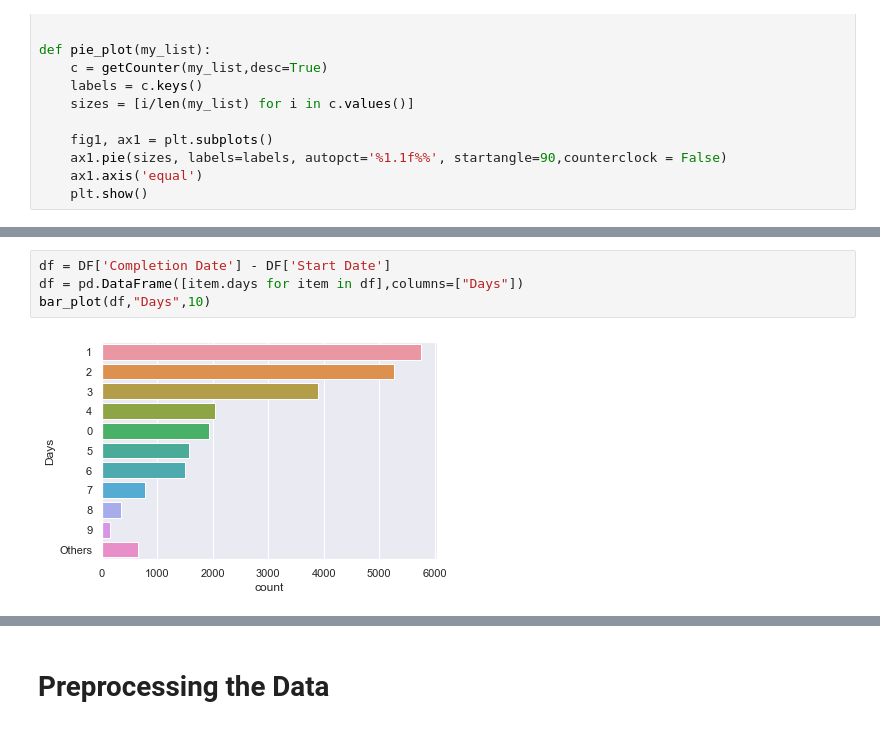
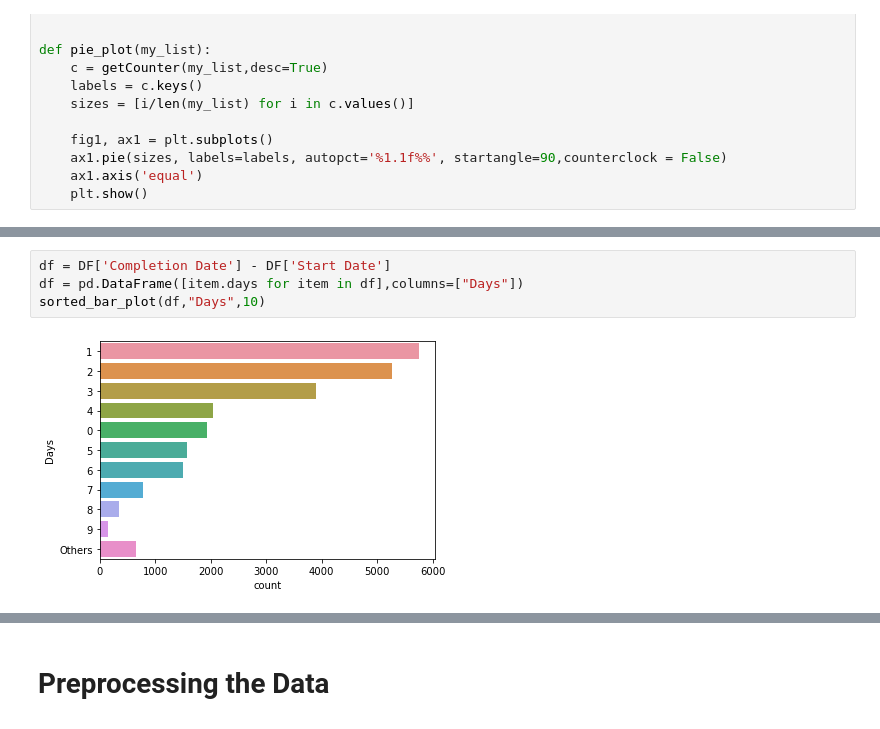
Before and after one commit to tranndt/ml-usra2021-NexusDataChallengeBison, a Jupyter notebook: [05-2021] Nexus Data Challenge/Jason's Notebook.ipynb, the cells around one changed output, grey strips where cells are left out. Saved outputs shown, nothing was run; the diff lists cells and outputs as text.

```diff
--- a/[05-2021] Nexus Data Challenge/Jason's Notebook.ipynb
+++ b/[05-2021] Nexus Data Challenge/Jason's Notebook.ipynb
@@ -72,9 +72,9 @@ for col in DF.columns[:-4]:
 # %%
 df = DF['Completion Date'] - DF['Start Date']
 df = pd.DataFrame([item.days for item in df],columns=["Days"])
-bar_plot(df,"Days",10)
+sorted_bar_plot(df,"Days",10)
 # %% [output]
-[figure, old version]
+[figure, new version]
 # %%
 col = DF["Start Date"]
 sns.histplot(data=DF,y=col)
```
Also changed, not shown: parts of 16 cells of this notebook.
